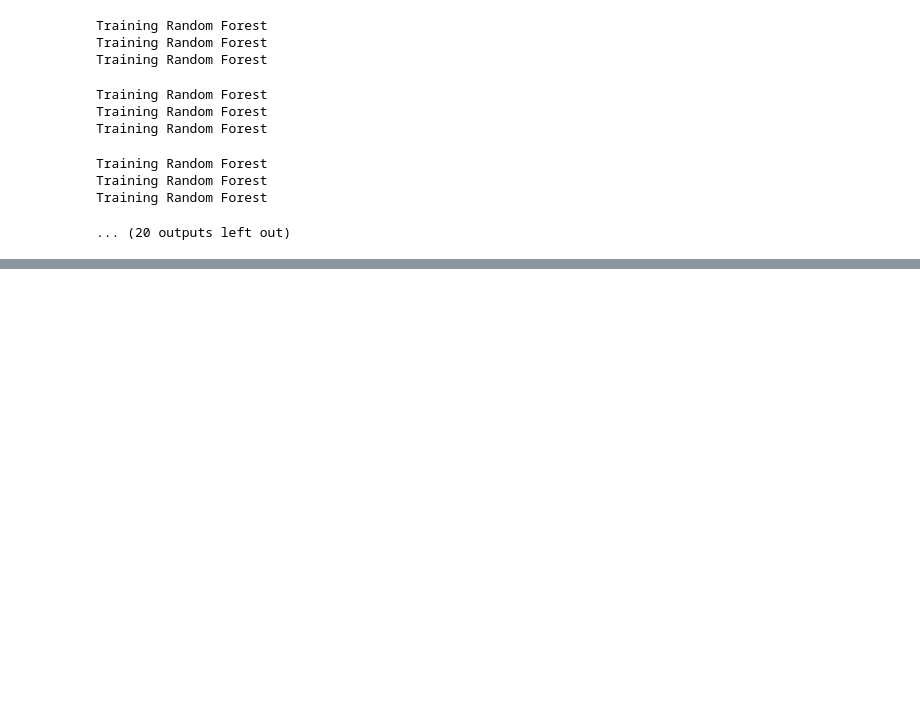
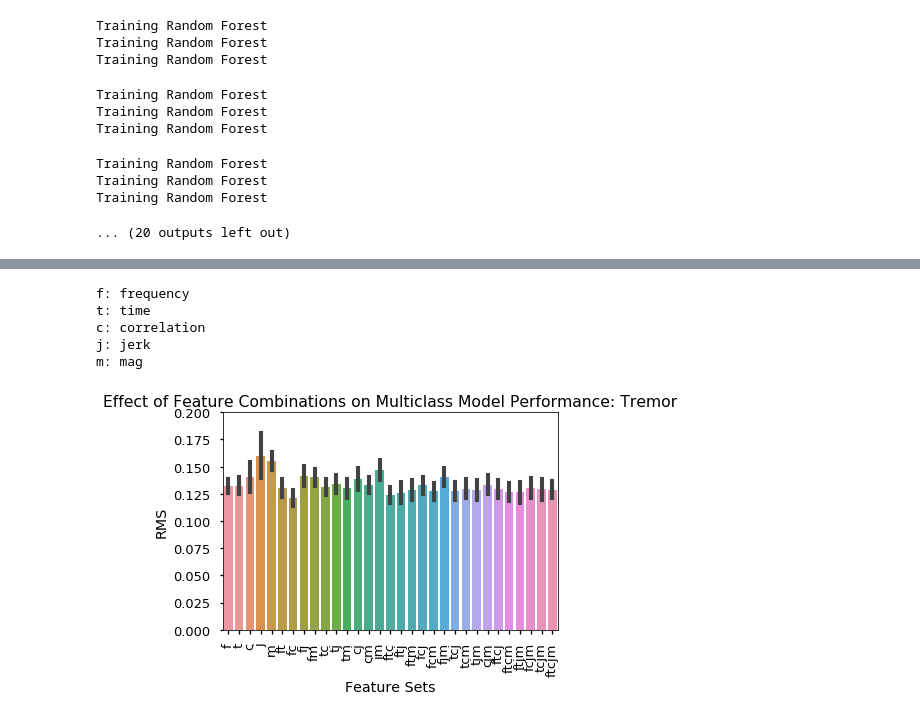
Before and after one commit to sanjeev-tv/CIS-PD, a Jupyter notebook: FeaturesAnalysis.ipynb, the cells around one changed output, grey strips where cells are left out. Drawn from its saved outputs; the diff is of its cells as text; code cells hidden in the pictures; blank space fills up the shorter version.

```diff
--- a/FeaturesAnalysis.ipynb
+++ b/FeaturesAnalysis.ipynb
@@ -1125,0 +421,9 @@ Training Random Forest
+# %%
+barplotFeatures(results,'Tremor','Multiclass')
+# %% [output]
+f: frequency
+t: time
+c: correlation
+j: jerk
+m: mag
+[figure, added]
```
Also changed, not shown: parts of 52 cells of this notebook.
